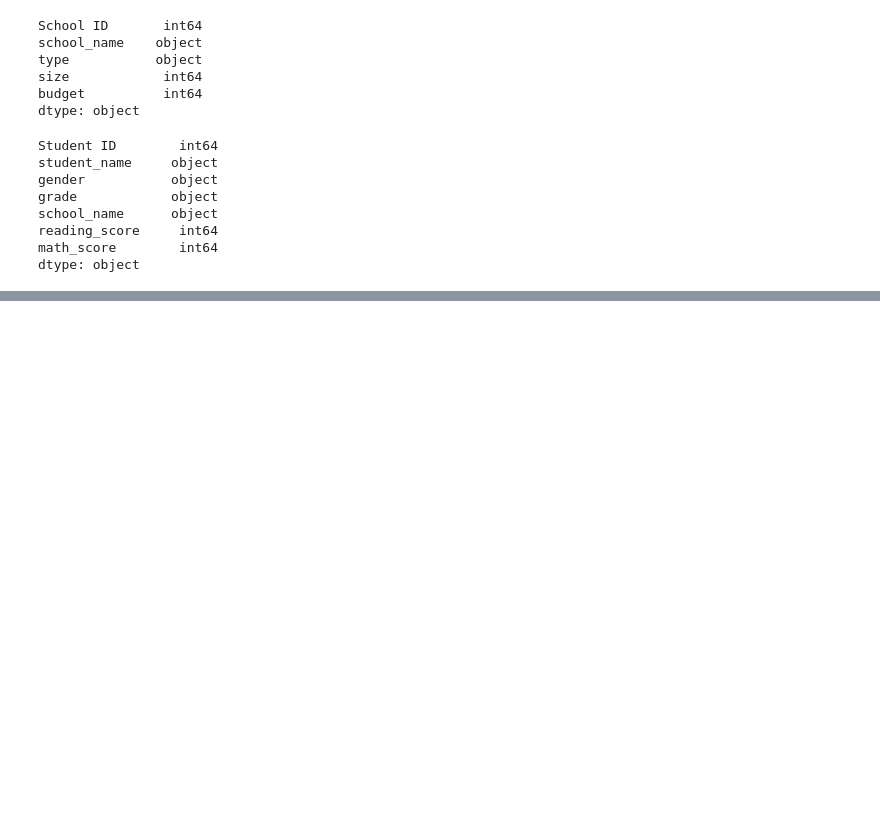
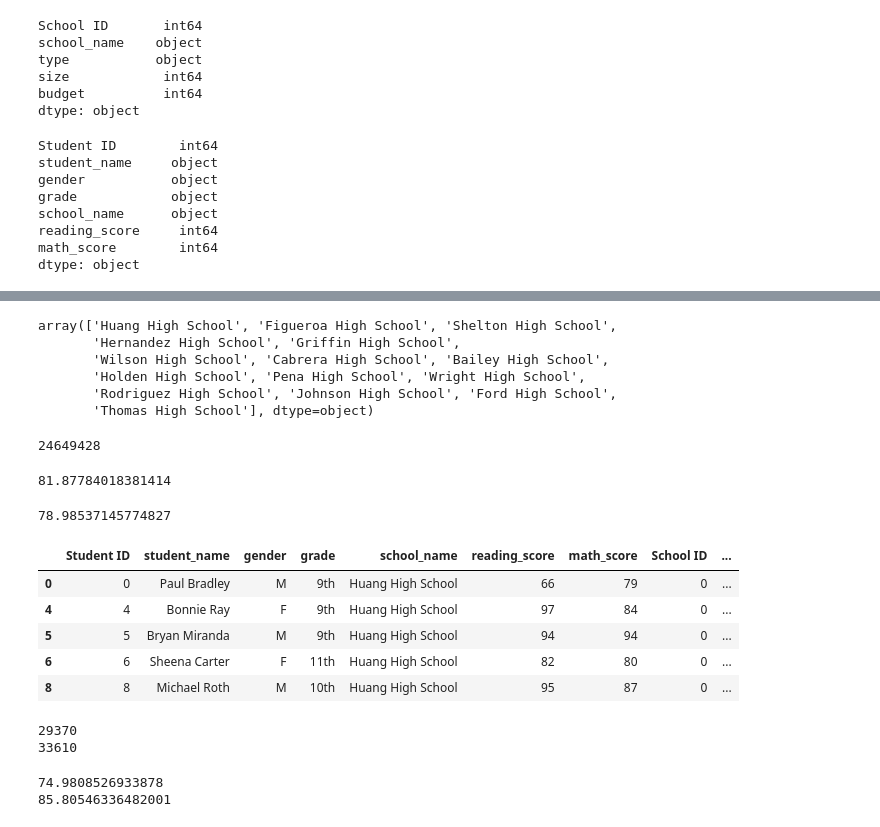
Before and after one commit to azarowj/School_District_Analysis, a Jupyter notebook: PyCitySchools.ipynb, the cells around one changed output, grey strips where cells are left out. Drawn from its saved outputs; the diff is of its cells as text; code cells hidden in the pictures; blank space fills up the shorter version.

```diff
--- a/PyCitySchools.ipynb
+++ b/PyCitySchools.ipynb
@@ -171,0 +195,29 @@ for word in prefixes_suffixes:
+# %%
+# Calculate the total number of schools
+school_count_2 = school_data_complete_df["school_name"].unique()
+school_count_2
+# %% [output]
+array(['Huang High School', 'Figueroa High School', 'Shelton High School',
+       'Hernandez High School', 'Griffin High School',
+       'Wilson High School', 'Cabrera High School', 'Bailey High School',
+       'Holden High School', 'Pena High School', 'Wright High School',
+       'Rodriguez High School', 'Johnson High School', 'Ford High School',
+       'Thomas High School'], dtype=object)
+# %%
+# Calculate the total budget.
+total_budget = school_data_df["budget"].sum()
+total_budget
+# %% [output]
+24649428
+# %%
+# Calculate the average reading score.
+average_reading_score = school_data_complete_df["reading_score"].mean()
+average_reading_score
+# %% [output]
+81.87784018381414
+# %%
+# Calculate the average math score.
+average_math_score = school_data_complete_df["math_score"].mean()
+average_math_score
+# %% [output]
+78.98537145774827
@@ -171,0 +227,11 @@ for word in prefixes_suffixes:
+# %%
+# Get all the students who are passing math in a new DataFrame.
+passing_math = school_data_complete_df[school_data_complete_df["math_score"] >= 70]
+passing_math.head()
+# %% [output]
+|  | Student ID | student_name | gender | grade | school_name | reading_score | math_score | School ID | ... |
+| 0 | 0 | Paul Bradley | M | 9th | Huang High School | 66 | 79 | 0 | ... |
+| 4 | 4 | Bonnie Ray | F | 9th | Huang High School | 97 | 84 | 0 | ... |
+| 5 | 5 | Bryan Miranda | M | 9th | Huang High School | 94 | 94 | 0 | ... |
+| 6 | 6 | Sheena Carter | F | 11th | Huang High School | 82 | 80 | 0 | ... |
+| 8 | 8 | Michael Roth | M | 10th | Huang High School | 95 | 87 | 0 | ... |
@@ -171,0 +241,22 @@ for word in prefixes_suffixes:
+# %%
+# Calculate the number of students passing math.
+passing_math_count = passing_math["student_name"].count()
+
+# Calculate the number of students passing reading.
+passing_reading_count = passing_reading["student_name"].count()
+print(passing_math_count)
+print(passing_reading_count)
+# %% [output]
+29370
+33610
+# %%
+# Calculate the percent that passed math.
+passing_math_percentage = passing_math_count / student_count * 100
+
+# Calculate the percent that passed reading.
+passing_reading_percentage = passing_reading_count / student_count * 100
+print(passing_math_percentage)
+print(passing_reading_percentage)
+# %% [output]
+74.9808526933878
+85.80546336482001
```
Also changed, not shown: parts of 13 cells of this notebook, 2 other files.
